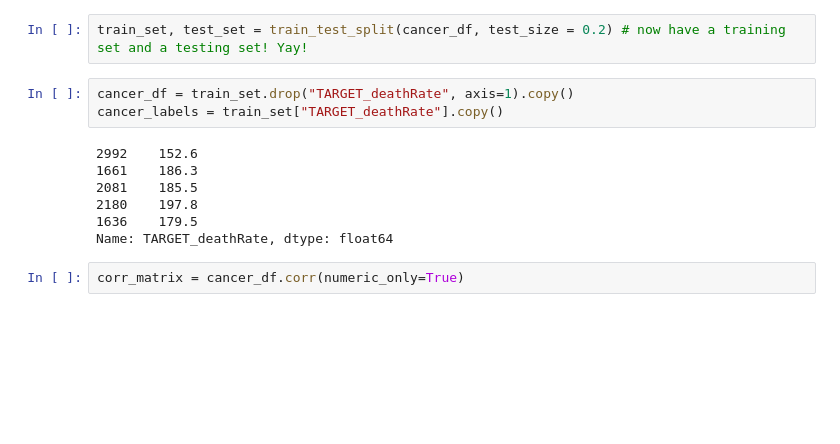
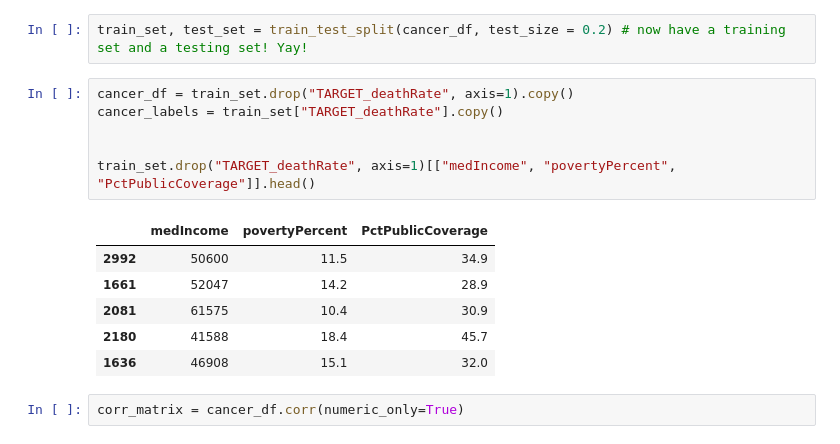
Before and after one commit to asintayehu/mulitple-regression-cancer-model, a Jupyter notebook: notebook/Untitled.ipynb, the cells around one changed output. Cells and saved outputs as stored; diff of their text form; blank space fills up the shorter version.

```diff
--- a/notebook/Untitled.ipynb
+++ b/notebook/Untitled.ipynb
@@ -21,13 +21,16 @@ train_set, test_set = train_test_split(cancer_df, test_size = 0.2) # now have a
 # %%
 cancer_df = train_set.drop("TARGET_deathRate", axis=1).copy()
 cancer_labels = train_set["TARGET_deathRate"].copy()
+
+
+train_set.drop("TARGET_deathRate", axis=1)[["medIncome", "povertyPercent", "PctPublicCoverage"]].head()
 # %% [output]
-2992    152.6
-1661    186.3
-2081    185.5
-2180    197.8
-1636    179.5
-Name: TARGET_deathRate, dtype: float64
+|  | medIncome | povertyPercent | PctPublicCoverage |
+| 2992 | 50600 | 11.5 | 34.9 |
+| 1661 | 52047 | 14.2 | 28.9 |
+| 2081 | 61575 | 10.4 | 30.9 |
+| 2180 | 41588 | 18.4 | 45.7 |
+| 1636 | 46908 | 15.1 | 32.0 |
 # %%
 corr_matrix = cancer_df.corr(numeric_only=True)
 # %%
```
Also changed, not shown: parts of 7 cells of this notebook, 1 other file.
